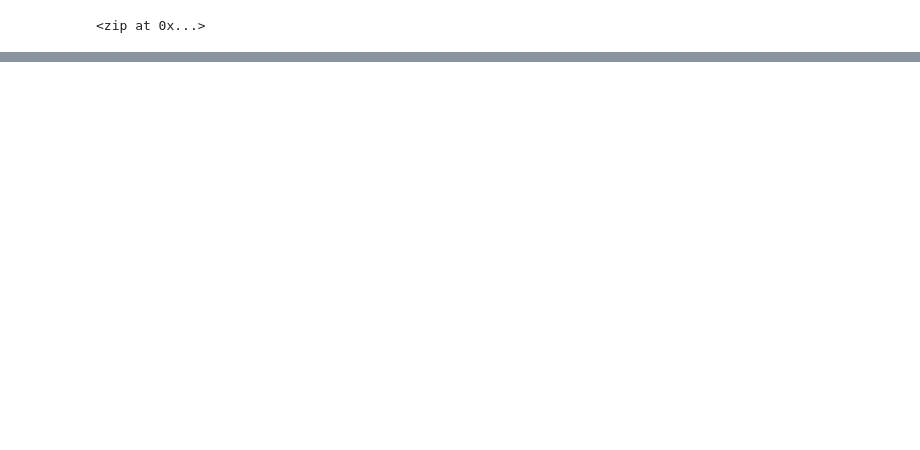
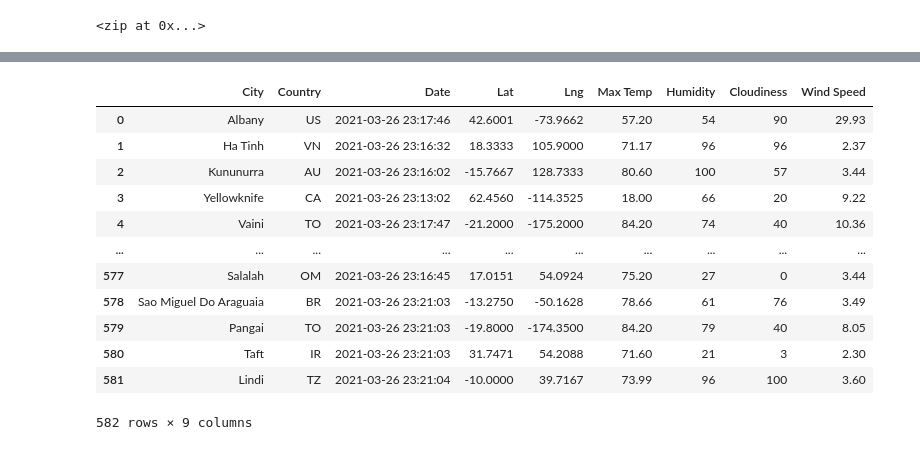
Before and after one commit to Jbailey8316/World_Weather_Analysis, a Jupyter notebook: WeatherPy.ipynb, the cells around one changed output, grey strips where cells are left out. Cells and saved outputs as stored; diff of their text form; code cells hidden in the pictures; blank space fills up the shorter version.

```diff
--- a/WeatherPy.ipynb
+++ b/WeatherPy.ipynb
@@ -6,3 +21,7 @@ import numpy as np
+# %%
+# Starting URL for Weather Map API Call.
+url = "http://api.openweathermap.org/data/2.5/weather?units=Imperial&APPID=" + weather_api_key
+#print(url)
 # %%
 # Create a set of random latitude and longitude combinations.
 lats = np.random.uniform(low=-90.000, high=90.000, size=1500)
@@ -42,0 +119,4 @@ kapaa us
+# %%
+# Convert the array of dictionaries to a Pandas DataFrame.
+city_data_df = pd.DataFrame(city_data)
+city_data_df.head(10)
@@ -42,0 +135,22 @@ kapaa us
+# %%
+#Reorder columns
+new_col_order = ["City", "Country", "Date", "Lat", "Lng",
+                 "Max Temp", "Humidity", "Cloudiness", "Wind Speed"]
+
+city_data_df = city_data_df[new_col_order]
+# %%
+city_data_df
+# %% [output]
+|  | City | Country | Date | Lat | Lng | Max Temp | Humidity | Cloudiness | Wind Speed |
+| 0 | Albany | US | 2021-03-26 23:17:46 | 42.6001 | -73.9662 | 57.20 | 54 | 90 | 29.93 |
+| 1 | Ha Tinh | VN | 2021-03-26 23:16:32 | 18.3333 | 105.9000 | 71.17 | 96 | 96 | 2.37 |
+| 2 | Kununurra | AU | 2021-03-26 23:16:02 | -15.7667 | 128.7333 | 80.60 | 100 | 57 | 3.44 |
+| 3 | Yellowknife | CA | 2021-03-26 23:13:02 | 62.4560 | -114.3525 | 18.00 | 66 | 20 | 9.22 |
+| 4 | Vaini | TO | 2021-03-26 23:17:47 | -21.2000 | -175.2000 | 84.20 | 74 | 40 | 10.36 |
+| ... | ... | ... | ... | ... | ... | ... | ... | ... | ... |
+| 577 | Salalah | OM | 2021-03-26 23:16:45 | 17.0151 | 54.0924 | 75.20 | 27 | 0 | 3.44 |
+| 578 | Sao Miguel Do Araguaia | BR | 2021-03-26 23:21:03 | -13.2750 | -50.1628 | 78.66 | 61 | 76 | 3.49 |
+| 579 | Pangai | TO | 2021-03-26 23:21:03 | -19.8000 | -174.3500 | 84.20 | 79 | 40 | 8.05 |
+| 580 | Taft | IR | 2021-03-26 23:21:03 | 31.7471 | 54.2088 | 71.60 | 21 | 3 | 2.30 |
+| 581 | Lindi | TZ | 2021-03-26 23:21:04 | -10.0000 | 39.7167 | 73.99 | 96 | 100 | 3.60 |
+582 rows × 9 columns
```
Also changed, not shown: parts of 8 cells of this notebook, 2 other files.
